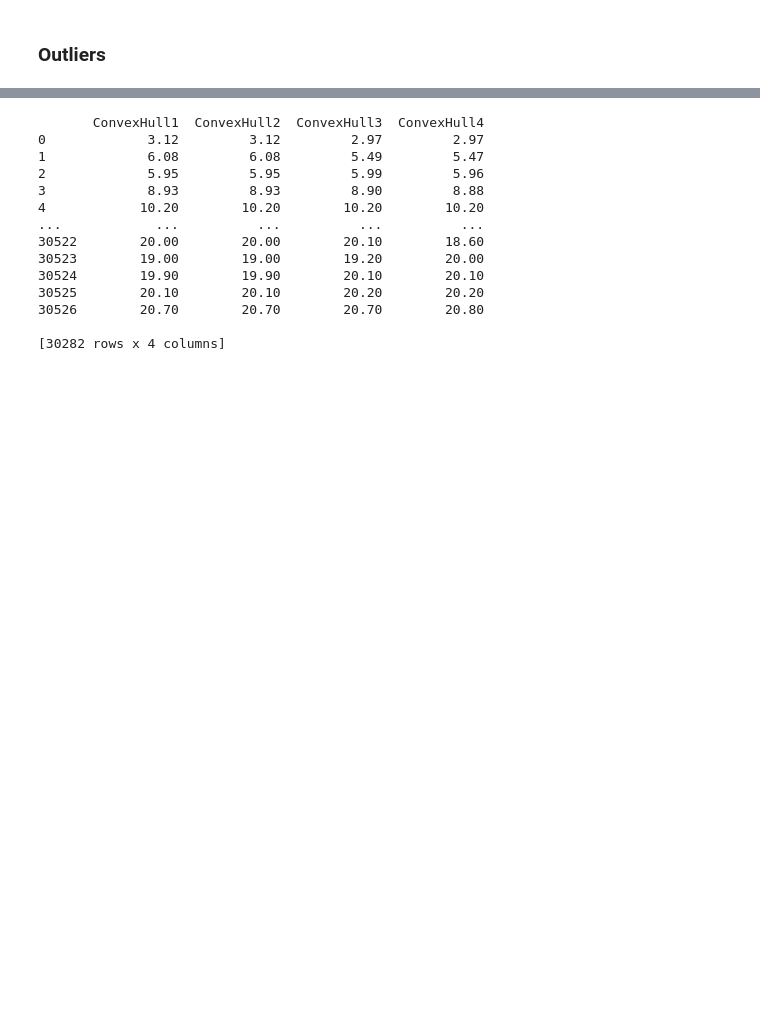
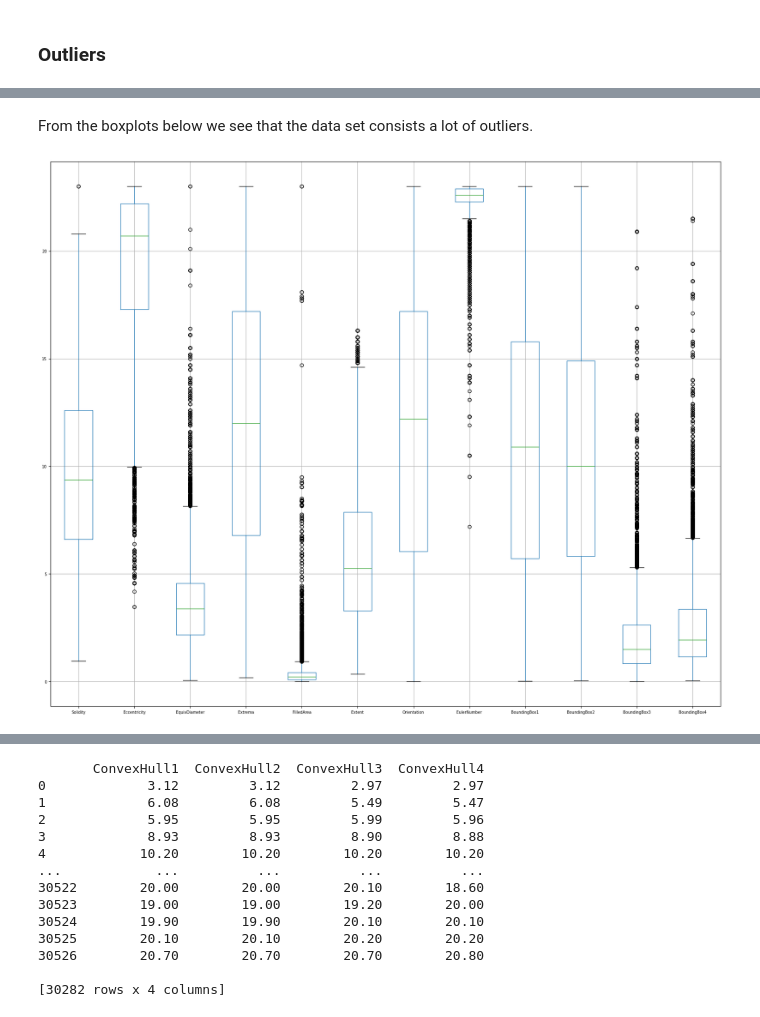
Before and after one commit to dabokva/ProjectML, a Jupyter notebook: documentation.ipynb, the cells around one changed output, grey strips where cells are left out. Cells and saved outputs as stored; diff of their text form; code cells hidden in the pictures; blank space fills up the shorter version.

```diff
--- a/documentation.ipynb
+++ b/documentation.ipynb
@@ -255,0 +301,9 @@ df.describe()
+# %% [markdown]
+From the boxplots below we see that the data set consists a lot of outliers.
+# %%
+plt.figure(figsize=(22, 18))
+df.boxplot(column=list(df.columns)[:12], fontsize=7)
+plt.grid(visible=True)
+plt.show()
+# %% [output]
+[figure, added]
```
Also changed, not shown: parts of 64 cells of this notebook.
